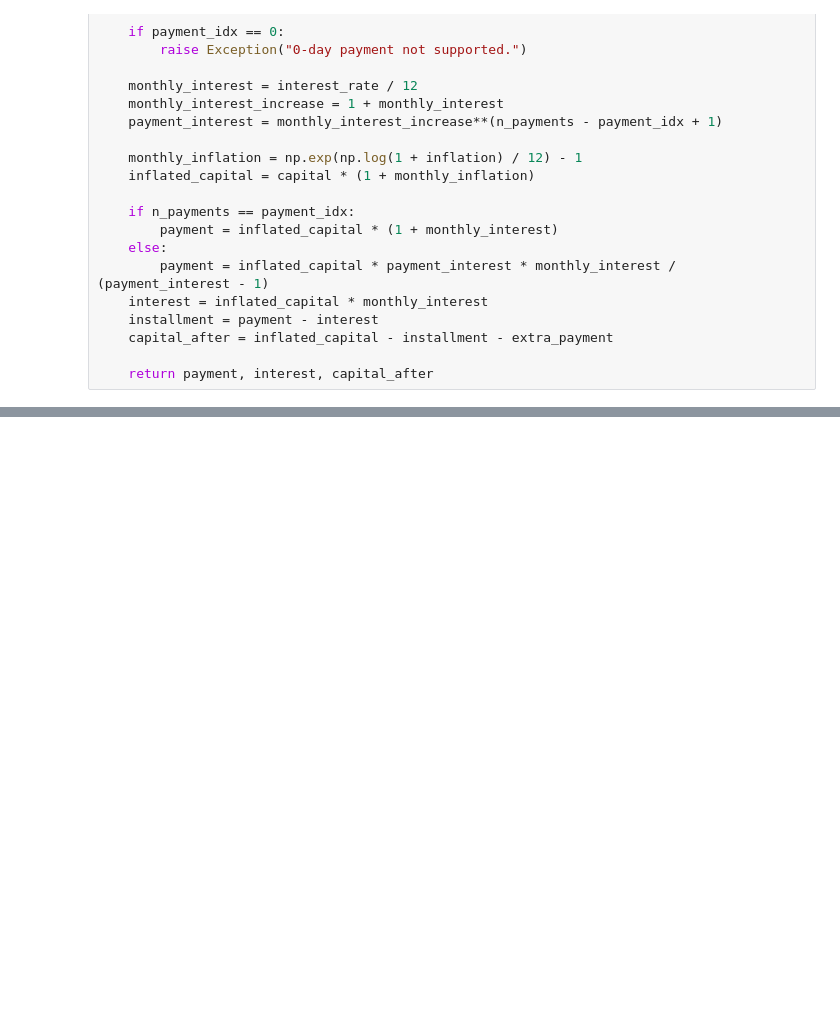
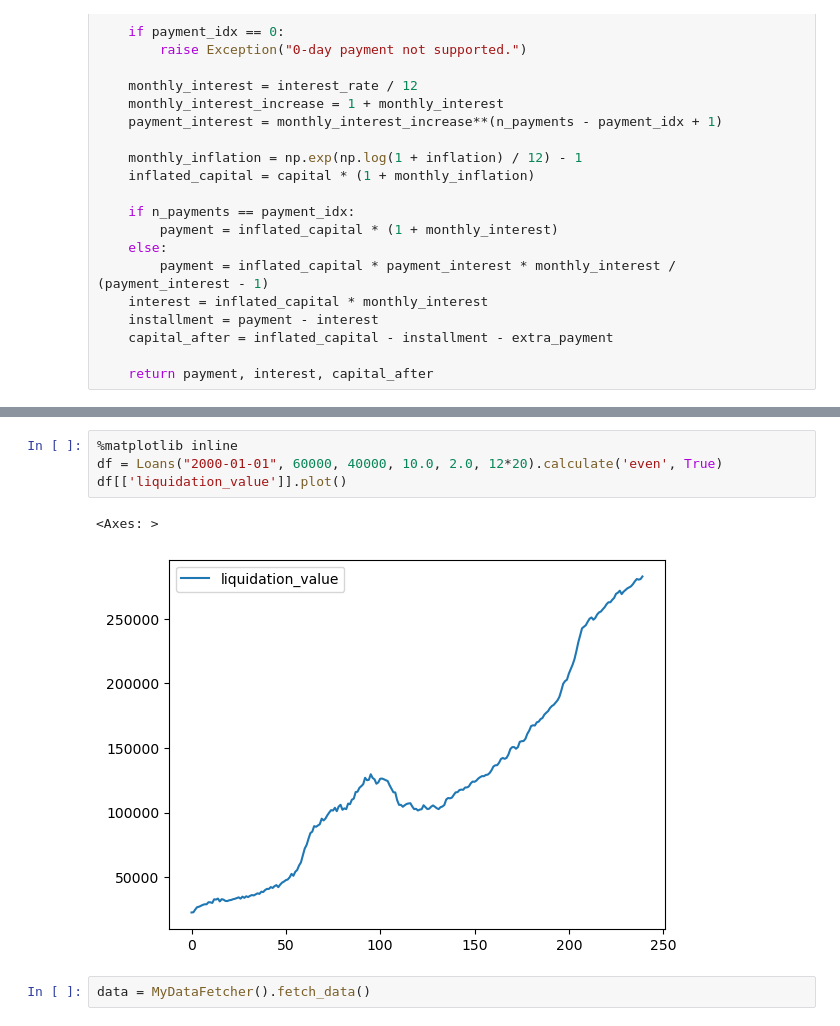
Before and after one commit to Dammi87/ibudarlan, a Jupyter notebook: dev.ipynb, the cells around one changed output, grey strips where cells are left out. Saved outputs shown, nothing was run; the diff lists cells and outputs as text; blank space fills up the shorter version.

```diff
--- a/dev.ipynb
+++ b/dev.ipynb
@@ -218,0 +244,9 @@ df = Loans(60000000, 40000000, 10.0, 2.0, 12*40).calculate('even', True)
+# %%
+%matplotlib inline
+df = Loans("2000-01-01", 60000, 40000, 10.0, 2.0, 12*20).calculate('even', True)
+df[['liquidation_value']].plot()
+# %% [output]
+<Axes: >
+[figure, added]
+# %%
+data = MyDataFetcher().fetch_data()
```
Also changed, not shown: parts of 7 cells of this notebook, 11 other files.
